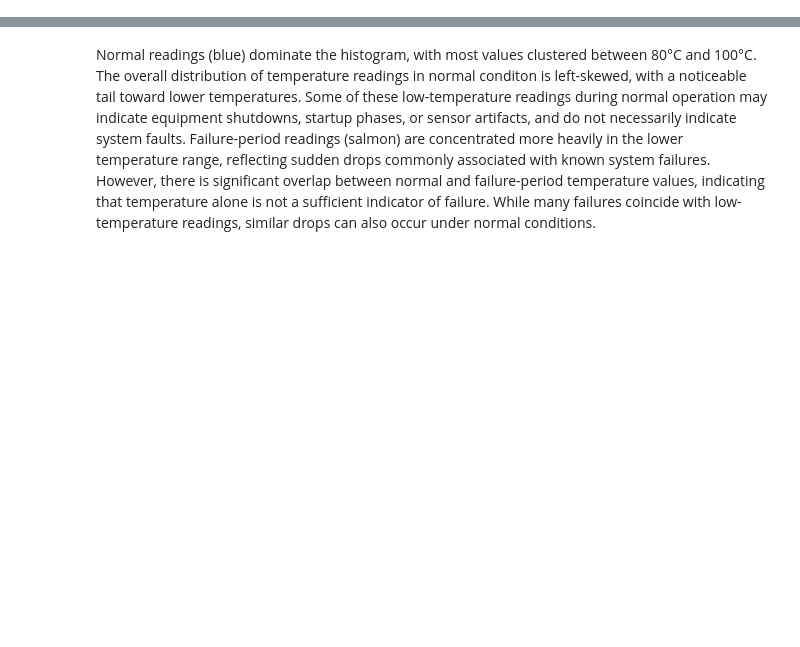
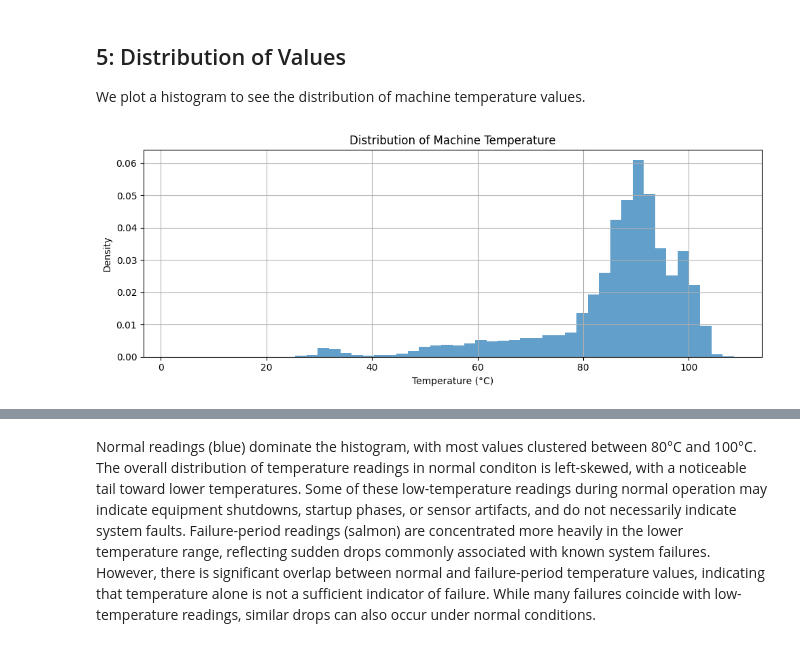
Before and after one commit to hjalalin/nab-anomaly-detection, a Jupyter notebook: notebooks/machine_temperature/01_exploration.ipynb, the cells around one changed output, grey strips where cells are left out. Cells and saved outputs as stored; diff of their text form; code cells hidden in the pictures; blank space fills up the shorter version.

```diff
--- a/notebooks/machine_temperature/01_exploration.ipynb
+++ b/notebooks/machine_temperature/01_exploration.ipynb
@@ -17,0 +96,12 @@ warnings.filterwarnings("ignore", category=FutureWarning)
+# %% [markdown]
+## 5: Distribution of Values
+
+We plot a histogram to see the distribution of machine temperature values.
+# %%
+plt.figure(figsize=(10,4))
+plt.hist(df["value"].dropna(), bins=50, alpha=0.7, density=True)
+plt.title("Distribution of Machine Temperature")
+plt.xlabel("Temperature (°C)"); plt.ylabel("Density")
+plt.grid(True); plt.tight_layout(); plt.show()
+# %% [output]
+[figure, added]
```
Also changed, not shown: parts of 22 cells of this notebook, 6 other files.
